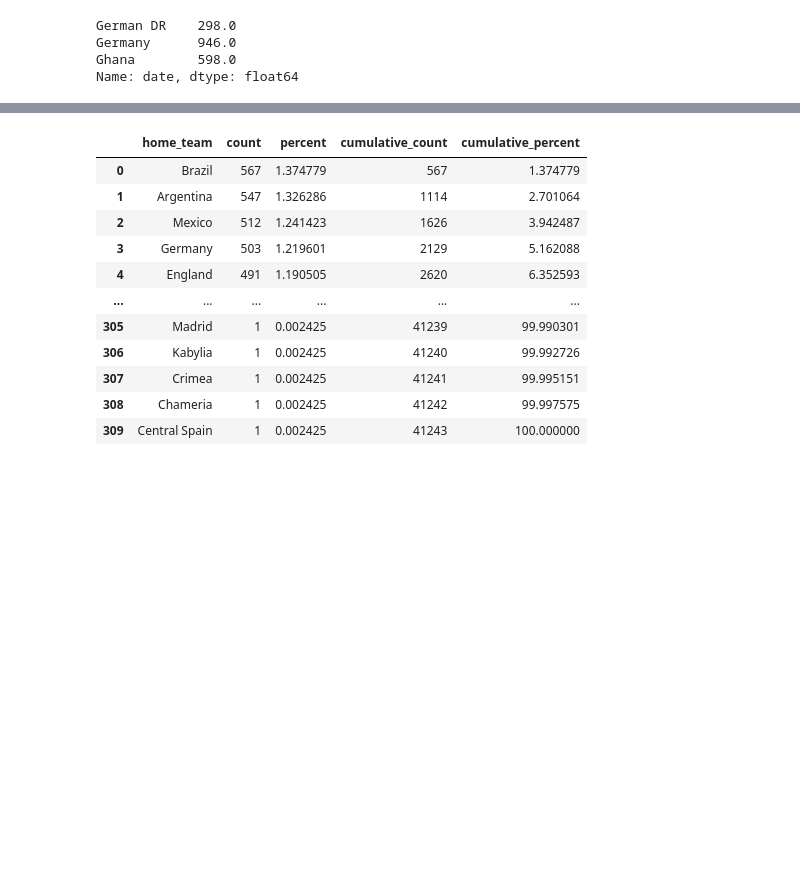
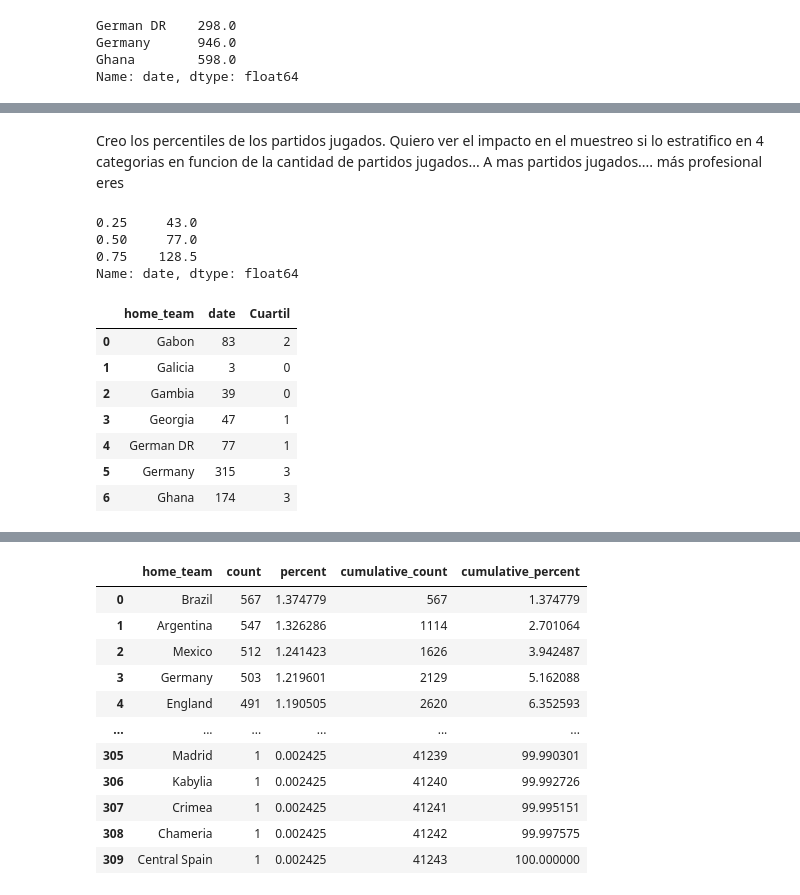
Before and after one commit to JMML2021/0501_sampling, a Jupyter notebook: 05_Sampling.ipynb, the cells around one changed output, grey strips where cells are left out. Saved outputs shown, nothing was run; the diff lists cells and outputs as text; code cells hidden in the pictures; blank space fills up the shorter version.

```diff
--- a/05_Sampling.ipynb
+++ b/05_Sampling.ipynb
@@ -435,6 +435,6 @@ Name: date, dtype: float64
 # Cantidad de partidos ganados en casa
 
 partidosJugados = df1[(df1['home_score'] > df1['away_score'])].groupby(['home_team']).count()
-partidosJugados= partidosJugados['date'][98:102]
+partidosJugados= partidosJugados[['date']][95:102]
 partidosJugados
 # %% [output]
@@ -446,0 +450,7 @@ Name: date, dtype: int64
+# %%
+partidosJugados=pd.DataFrame(partidosJugados)
+partidosJugados.sort_values('date')
+partidosJugados=partidosJugados.reset_index()
+partidosJugados.rename(columns={ 'home_team': 'Pais2', 'date': 'Pais'})
+type(partidosJugados)
+partidosJugados.columns
@@ -447 +471,26 @@ Name: date, dtype: int64
+# %% [markdown]
+Creo los percentiles de los partidos jugados.
+Quiero ver el impacto en el muestreo si lo estratifico en 4 categorias en funcion de la cantidad de partidos jugados...
+A mas partidos jugados.... más profesional eres
+# %%
+print(partidosJugados.date.quantile([.25, .5, .75]))
+qs=partidosJugados.date.quantile([.25, .5, .75]).values
+
+#Distribuyo los valores por Cuartiles:
+partidosJugados['Cuartil']= pd.qcut(partidosJugados['date'],
+                             q = 4, labels = False)
+partidosJugados
+# %% [output]
+0.25     43.0
+0.50     77.0
+0.75    128.5
+Name: date, dtype: float64
+|  | home_team | date | Cuartil |
+| 0 | Gabon | 83 | 2 |
+| 1 | Galicia | 3 | 0 |
+| 2 | Gambia | 39 | 0 |
+| 3 | Georgia | 47 | 1 |
+| 4 | German DR | 77 | 1 |
+| 5 | Germany | 315 | 3 |
+| 6 | Ghana | 174 | 3 |
 # %%
```
Also changed, not shown: parts of 10 cells of this notebook.
